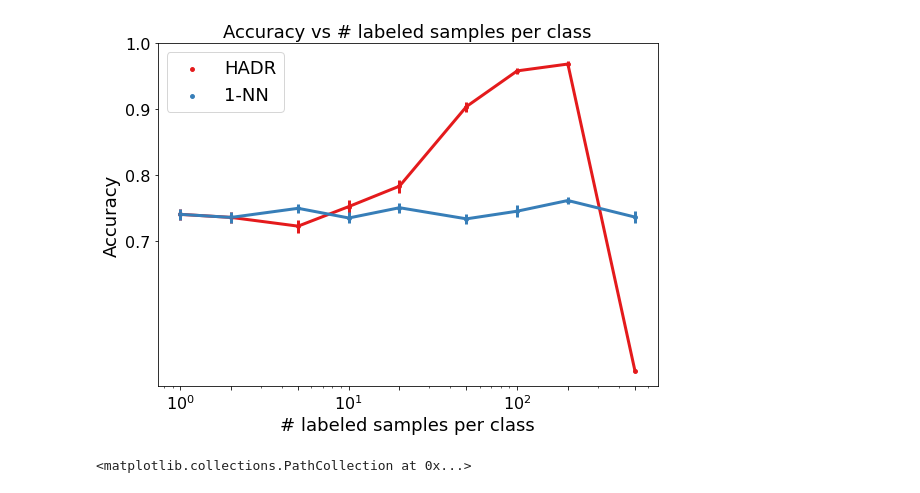
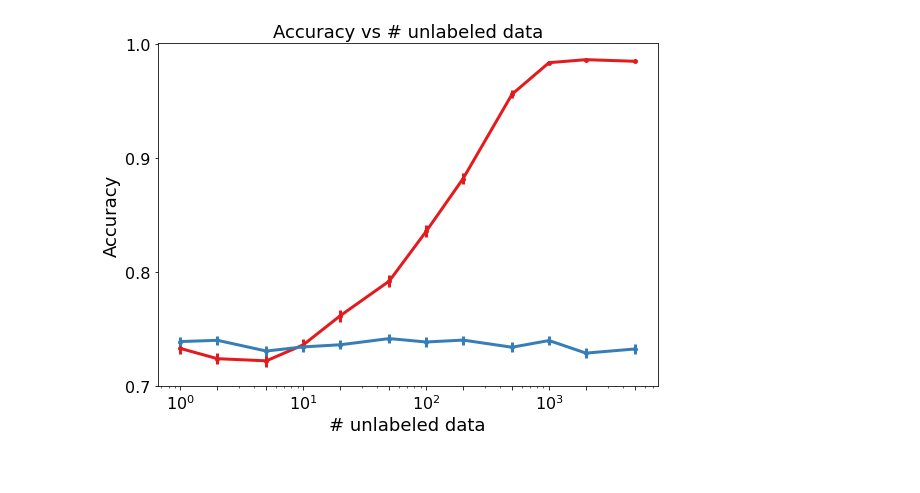
Before and after one commit to hhelm10/agg-class, a Jupyter notebook: notebooks/AggClass/simulations/changing-amount-of-unlabeled-data-2.ipynb, the cells around one changed output. Saved outputs shown, nothing was run; the diff lists cells and outputs as text; code cells hidden in the pictures.

```diff
--- a/notebooks/AggClass/simulations/changing-amount-of-unlabeled-data-2.ipynb
+++ b/notebooks/AggClass/simulations/changing-amount-of-unlabeled-data-2.ipynb
@@ -86,10 +86,10 @@ def exp(n_unlabeled=100, n_labeled_per_class=1, noise=0.1, acorn=None):
     return accuracies
 # %%
 n_labeled=1
-n_labeled_list = np.array([1, 2, 5, 10, 20, 50, 100, 200, 500])
-condensed_func = lambda x: exp(x, n_labeled, 0.001)
+n_labeled_list = np.array([1, 2, 5, 10, 20, 50, 100, 200, 500, 1000, 2000, 5000])
+condensed_func = lambda x: exp(x, n_labeled, 0.1)
 
-n_mc=180
+n_mc=720
 n_cores=90
 
 algos = ['HADR', '1-NN']
@@ -114,92 +114,35 @@ for i in range(len(n_labeled_list)):
 # %%
 fig, ax = plt.subplots(1,1, figsize=(8,6))
 
 colors= sns.color_palette('Set1', n_colors=len(algos))
 
 ax.set_xscale('log')
 for i, algo in enumerate(algos):
     if i >= 5:
         ci = i+1
     else:
         ci = i
     ax.scatter(n_labeled_list, np.mean(accuracies, axis=-1)[i], color=colors[ci], label=algo, s=15)
     ax.errorbar(n_labeled_list, np.mean(accuracies, axis=-1)[i], color=colors[ci], lw=3, yerr=np.std(accuracies, axis=-1)[i] / np.sqrt(n_mc))
 
 #     for j, n_labeled in enumerate(n_labeled_list):
 #         if j > 0:
 #             continue
 #         ax.scatter([n_labeled + (i-1)/2.5]*n_mc, accuracies[i, j], color=colors[i], s=1, alpha=1)
 
 
-ax.legend(fontsize=18)
-ax.set_xlabel('# labeled samples per class', fontsize=18)
+# ax.legend(fontsize=18)
+ax.set_xlabel('# unlabeled data', fontsize=18)
 ax.set_ylabel('Accuracy', fontsize=18)
-ax.set_title('Accuracy vs # labeled samples per class', fontsize=18)
+ax.set_title('Accuracy vs # unlabeled data', fontsize=18)
 
 
 
 ax.set_yticks([0.7,0.8,0.9,1])
 ax.tick_params(labelsize=16)
 ax.set_xticks(n_labeled_list)
 
 plt.tight_layout()
-# plt.savefig('figures/moons_unlabeled.pdf')
+plt.savefig('figures/moons_unlabeled.pdf')
 # %% [output]
-[figure, old version]
+[figure, new version]
-# %%
-n_unlabeled=500
-n_labeled_per_class=1
-noise=0.05
-
-n_labeled=2*n_labeled_per_class
-
-X, y = make_moons(10000, noise=noise)
-perm = np.random.choice(10000, 10000, replace=False)
-
-X_labeled_1 = X[perm][np.where(y[perm] == 0)[0][:n_labeled_per_class]]
-X_labeled_2 = X[perm][np.where(y[perm] == 1)[0][:n_labeled_per_class]]
-X_labeled = np.concatenate((X_labeled_1, X_labeled_2), axis=0)
-
-del X, y
-
-y_labeled = np.concatenate((np.zeros(n_labeled_per_class), np.ones(n_labeled_per_class)))
-
-X, y = make_moons(10000, noise=noise)
-X_unlabeled = X[:n_unlabeled]
-y_unlabeled = y[:n_unlabeled]
-
-X_test, y_test = make_moons(1000, noise=noise)
-
-#     clf=SVC()
-#     clf.fit(X_labeled, y_labeled)
-#     y_hat=clf.predict(X_test)
-#     accuracies[1] = (y_test == y_hat).mean()
-
-
-#     clf=DecisionTreeClassifier()
-#     clf.fit(X_labeled, y_labeled)
-#     y_hat=clf.predict(X_test)
-#     accuracies[2] = (y_test == y_hat).mean()
-
-
-fig, ax = plt.subplots(1,2)
-
-clf=KNeighborsClassifier(n_neighbors=1, metric='euclidean')
-clf.fit(X_labeled, y_labeled)
-y_hat=clf.predict(X_test)
-accuracies[1] = (y_test == y_hat).mean()
-
-ax[0].scatter(X_test[:, 0], X_test[:,1], c=y_hat)
-
-
-y_ = -1 * np.ones(n_labeled + n_unlabeled)
-y_[:n_labeled] = y_labeled.copy()
-
-n_neighbors = max([1, int(np.math.floor(np.log(len(y_))))])
-clf=AgglomerativeClassifier(affinity='euclidean', linkage='single', n_neighbors=1, gem_p=128)
-clf.fit(np.concatenate((X_labeled, X_unlabeled), axis=0), y_)
-y_hat=clf.predict(X_test)
-accuracies[0] = (y_test == y_hat).mean()
-ax[1].scatter(X_test[:, 0], X_test[:,1], c=y_hat)
-# %% [output]
-<matplotlib.collections.PathCollection at 0x...>
```
Also changed, not shown: parts of 3 cells of this notebook, 14 other files.
